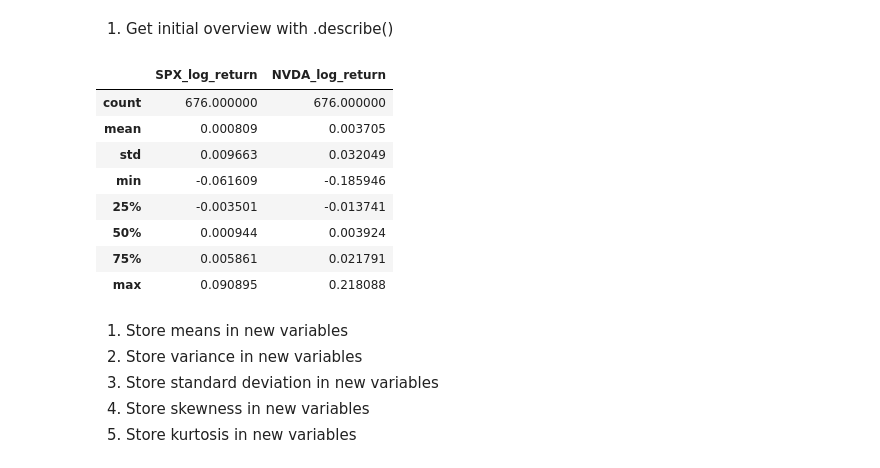
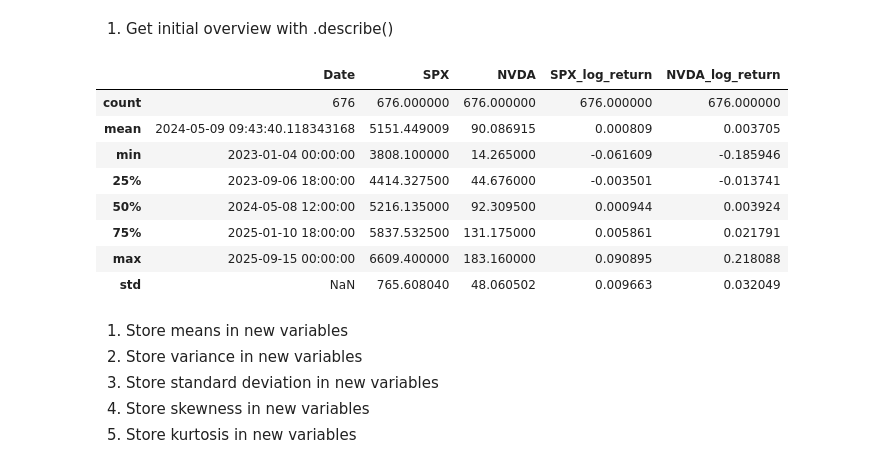
Before and after one commit to Teufelsfrucht17/AufgabenEconometrics, a Jupyter notebook: Test Jupiter 1.ipynb, the cells around one changed output. Saved outputs shown, nothing was run; the diff lists cells and outputs as text; code cells hidden in the pictures.

```diff
--- a/Test Jupiter 1.ipynb
+++ b/Test Jupiter 1.ipynb
@@ -50,17 +50,17 @@ data.head()
 # %% [markdown]
 1) Get initial overview with .describe()
 # %%
-data[['SPX_log_return', 'NVDA_log_return']].describe()
+data.describe()
 # %% [output]
-|  | SPX_log_return | NVDA_log_return |
-| count | 676.000000 | 676.000000 |
-| mean | 0.000809 | 0.003705 |
-| std | 0.009663 | 0.032049 |
-| min | -0.061609 | -0.185946 |
-| 25% | -0.003501 | -0.013741 |
-| 50% | 0.000944 | 0.003924 |
-| 75% | 0.005861 | 0.021791 |
-| max | 0.090895 | 0.218088 |
+|  | Date | SPX | NVDA | SPX_log_return | NVDA_log_return |
+| count | 676 | 676.000000 | 676.000000 | 676.000000 | 676.000000 |
+| mean | 2024-05-09 09:43:40.118343168 | 5151.449009 | 90.086915 | 0.000809 | 0.003705 |
+| min | 2023-01-04 00:00:00 | 3808.100000 | 14.265000 | -0.061609 | -0.185946 |
+| 25% | 2023-09-06 18:00:00 | 4414.327500 | 44.676000 | -0.003501 | -0.013741 |
+| 50% | 2024-05-08 12:00:00 | 5216.135000 | 92.309500 | 0.000944 | 0.003924 |
+| 75% | 2025-01-10 18:00:00 | 5837.532500 | 131.175000 | 0.005861 | 0.021791 |
+| max | 2025-09-15 00:00:00 | 6609.400000 | 183.160000 | 0.090895 | 0.218088 |
+| std | NaN | 765.608040 | 48.060502 | 0.009663 | 0.032049 |
 # %% [markdown]
 1) Store means in new variables
 2) Store variance in new variables
```
Also changed, not shown: parts of 1 cell of this notebook, 2 other files.
